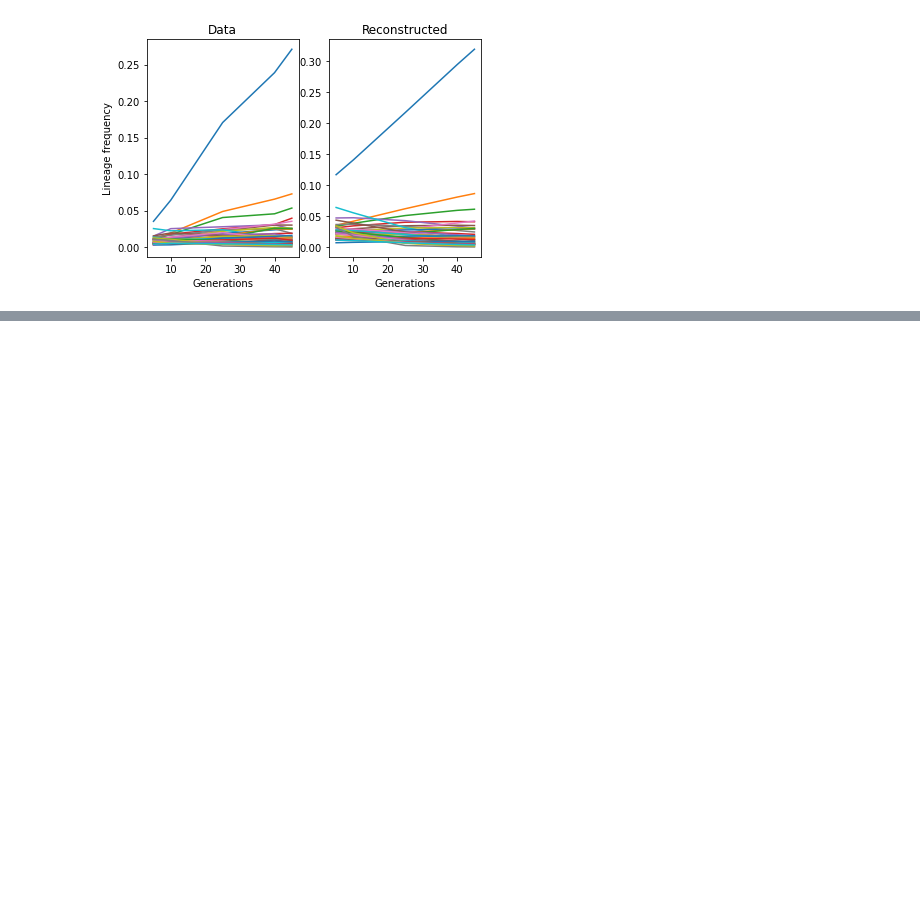
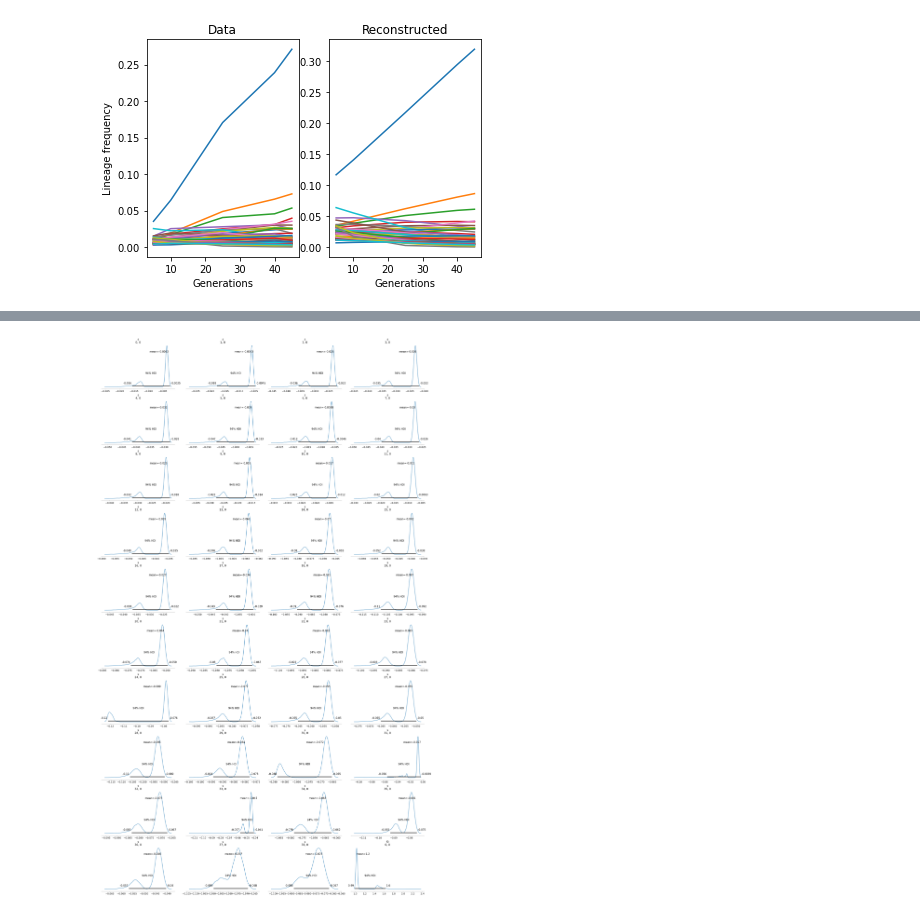
Before and after one commit to phys201/fitness_mcmc, a Jupyter notebook: documentation.ipynb, the cells around one changed output, grey strips where cells are left out. Drawn from its saved outputs; the diff is of its cells as text; code cells hidden in the pictures; blank space fills up the shorter version.

```diff
--- a/documentation.ipynb
+++ b/documentation.ipynb
@@ -48,2 +66,4 @@ fitness_model.mcmc_sample()
 # %%
-fitness_model.plot_mcmc_posterior()
+simulated_model.plot_mcmc_posterior()
+# %% [output]
+[figure, added]
```
Also changed, not shown: parts of 9 cells of this notebook.
